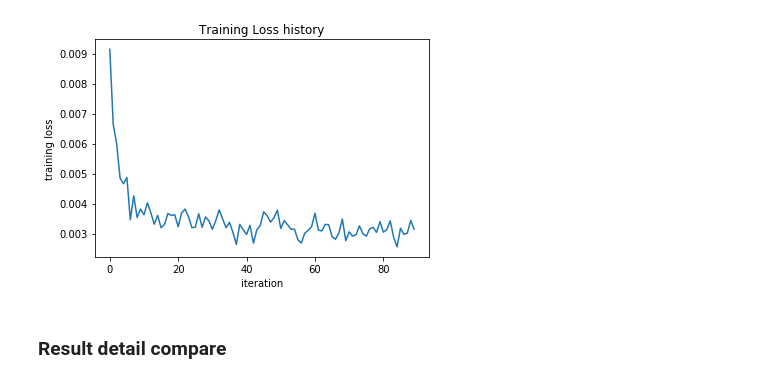
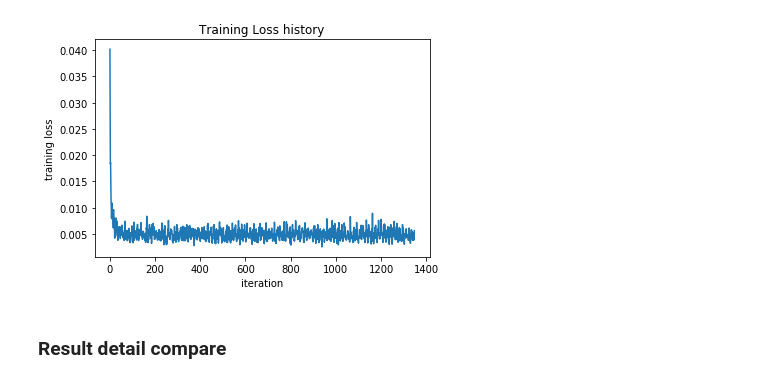
Before and after one commit to cing3000/SR, a Jupyter notebook: srcnn.ipynb, the cells around one changed output. Cells and saved outputs as stored; diff of their text form; code cells hidden in the pictures.

Commit message:
change to tfrecord, and add comments.

```diff
--- a/srcnn.ipynb
+++ b/srcnn.ipynb
@@ -119,0 +26,9 @@ X_val, Y_val = load_data(checkpoint_dir, is_train=False)
+# %%
+flags = tf.app.flags
+flags.DEFINE_string("checkpoint_dir", "checkpoints/srcnn/", "")
+flags.DEFINE_integer("scale", 3, "")
+flags.DEFINE_integer("split_stride", 20, "")
+flags.DEFINE_integer("input_image_size", 33, "")
+flags.DEFINE_integer("label_image_size", 21, "")
+flags.DEFINE_integer("channels", 3, "")
+FLAGS = flags.FLAGS
@@ -120,15 +180,36 @@ X_val, Y_val = load_data(checkpoint_dir, is_train=False)
 # %%
 from models.srcnn import SRCNN
 
+# create tensorflow session
 with tf.Session() as sess:
 
-    srcnn = SRCNN(sess, learning_rate=1e-4, num_epoches=100, batch_size=256, stddev=1e-1, channels=3,
-                  checkpoint_dir=checkpoint_dir, sample_dir='samples/srcnn')
+    # create SRCNN model
+    srcnn = SRCNN(sess,
+                  image_size=FLAGS.input_image_size,
+                  label_size=FLAGS.label_image_size,
+                  batch_size=128,
+                  num_epoches=100,
+                  channels=FLAGS.channels,
+                  stddev=1e-1,
+                  learning_rate=1e-5,
+                  checkpoint_dir=FLAGS.checkpoint_dir,
+                  sample_dir='samples/srcnn')
 
-    #srcnn.load_checkpoint(None)
-    loss_hist = srcnn.train(X_train, Y_train, verbose=True)
-    Y_hat_val, weights = srcnn.predict(X_val)
-    #layer1 = srcnn.predict(X_val)
+    # load train dataset
+    train_filepath_list = os.path.join(FLAGS.checkpoint_dir, "train_*.tfrecord")
+    train_file_list = glob.glob(train_filepath_list)
+
+    # train
+    loss_hist = srcnn.train(train_file_list, verbose=True)
+
+    # load validate dataset
+    val_filepath_list = os.path.join(FLAGS.checkpoint_dir, "valid_*.tfrecord")
+    val_file_list = glob.glob(val_filepath_list)
+
+    # validate
+    Y_hat_val, val_loss = srcnn.predict(val_file_list)
+
+print("validate loss: %.2f" % (val_loss*10000))
 
 plt.plot(loss_hist)
 plt.xlabel('iteration')
@@ -148,4 +237,4 @@ Epoch: 100, step: 18000, loss: 31.46683332
-[figure, old version]
+[figure, new version]
 # %% [markdown]
 ### Result detail compare
 # %%
```
Also changed, not shown: parts of 14 cells of this notebook, 1 other file.
